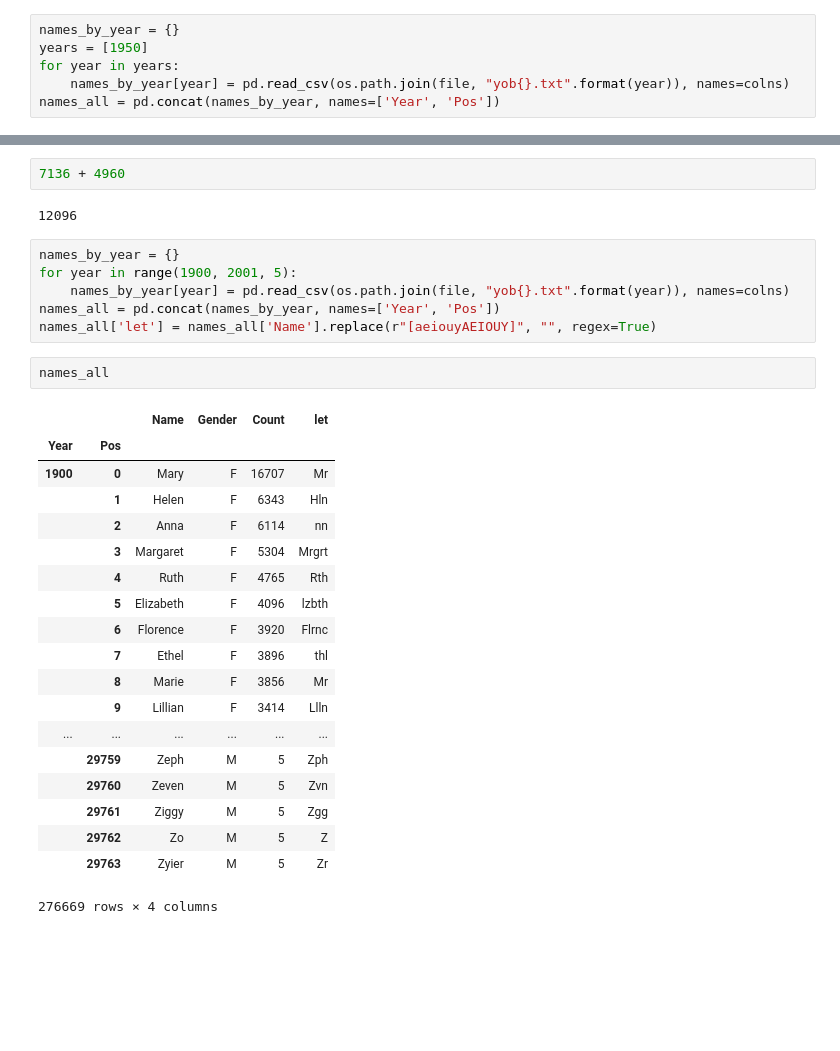
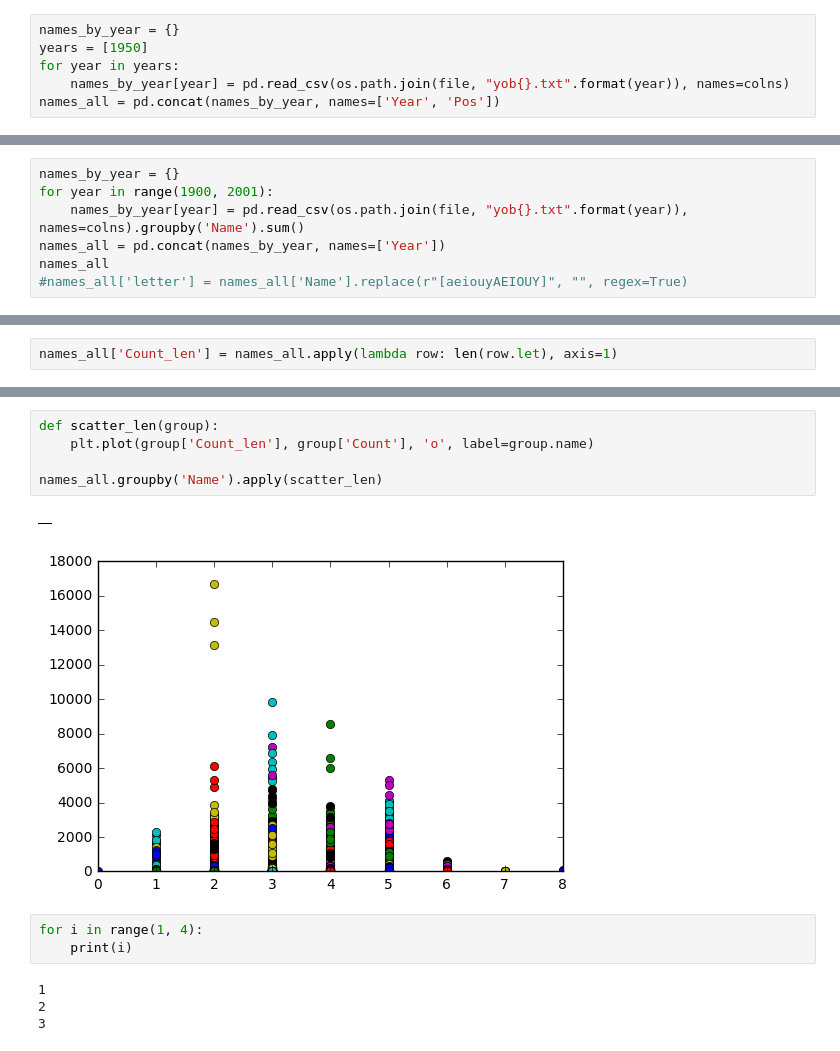
Before and after one commit to feliska/python3_netology, a Jupyter notebook: Block4_homework/lesson4.2.ipynb, the cells around one changed output, grey strips where cells are left out. Cells and saved outputs as stored; diff of their text form; blank space fills up the shorter version.

```diff
--- a/Block4_homework/lesson4.2.ipynb
+++ b/Block4_homework/lesson4.2.ipynb
@@ -48,0 +55,7 @@ names_all.groupby('Name').sum().filter(like='R', axis=0).plot.pie(y='Count')
+# %%
+names_by_year = {}
+for year in range(1900, 2001):
+    names_by_year[year] = pd.read_csv(os.path.join(file, "yob{}.txt".format(year)), names=colns).groupby('Name').sum()
+names_all = pd.concat(names_by_year, names=['Year'])
+names_all
+#names_all['letter'] = names_all['Name'].replace(r"[aeiouyAEIOUY]", "", regex=True)
@@ -49 +104,3 @@ names_all.groupby('Name').sum().filter(like='R', axis=0).plot.pie(y='Count')
+# %%
+names_all['Count_len'] = names_all.apply(lambda row: len(row.let), axis=1)
 # %%
@@ -54,32 +110,15 @@ names_all.groupby('Name').sum().sort_values(by='Count', ascending=False).head(5)
-# %%
-7136 + 4960
-# %% [output]
-12096
-# %%
-names_by_year = {}
-for year in range(1900, 2001, 5):
-    names_by_year[year] = pd.read_csv(os.path.join(file, "yob{}.txt".format(year)), names=colns)
-names_all = pd.concat(names_by_year, names=['Year', 'Pos'])
-names_all['let'] = names_all['Name'].replace(r"[aeiouyAEIOUY]", "", regex=True)
-# %%
-names_all
-# %% [output]
-|  |  | Name | Gender | Count | let |
-| Year | Pos |  |  |  |  |
-| 1900 | 0 | Mary | F | 16707 | Mr |
-|  | 1 | Helen | F | 6343 | Hln |
-|  | 2 | Anna | F | 6114 | nn |
-|  | 3 | Margaret | F | 5304 | Mrgrt |
-|  | 4 | Ruth | F | 4765 | Rth |
-|  | 5 | Elizabeth | F | 4096 | lzbth |
-|  | 6 | Florence | F | 3920 | Flrnc |
-|  | 7 | Ethel | F | 3896 | thl |
-|  | 8 | Marie | F | 3856 | Mr |
-|  | 9 | Lillian | F | 3414 | Llln |
-| ... | ... | ... | ... | ... | ... |
-|  | 29759 | Zeph | M | 5 | Zph |
-|  | 29760 | Zeven | M | 5 | Zvn |
-|  | 29761 | Ziggy | M | 5 | Zgg |
-|  | 29762 | Zo | M | 5 | Z |
-|  | 29763 | Zyier | M | 5 | Zr |
-276669 rows × 4 columns
+# %%
+def scatter_len(group):
+    plt.plot(group['Count_len'], group['Count'], 'o', label=group.name)
+
+names_all.groupby('Name').apply(scatter_len)
+# %% [output]
+|  |
+[figure, added]
+# %%
+for i in range(1, 4):
+    print(i)
+# %% [output]
+1
+2
+3
```
Also changed, not shown: parts of 13 cells of this notebook.
